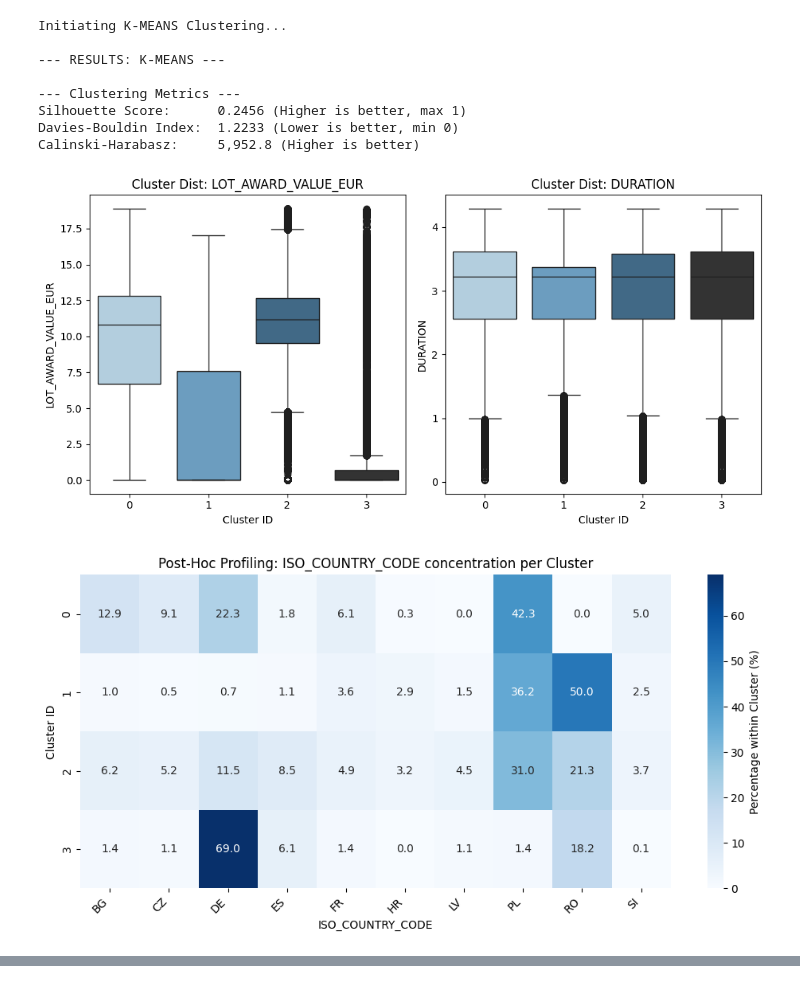
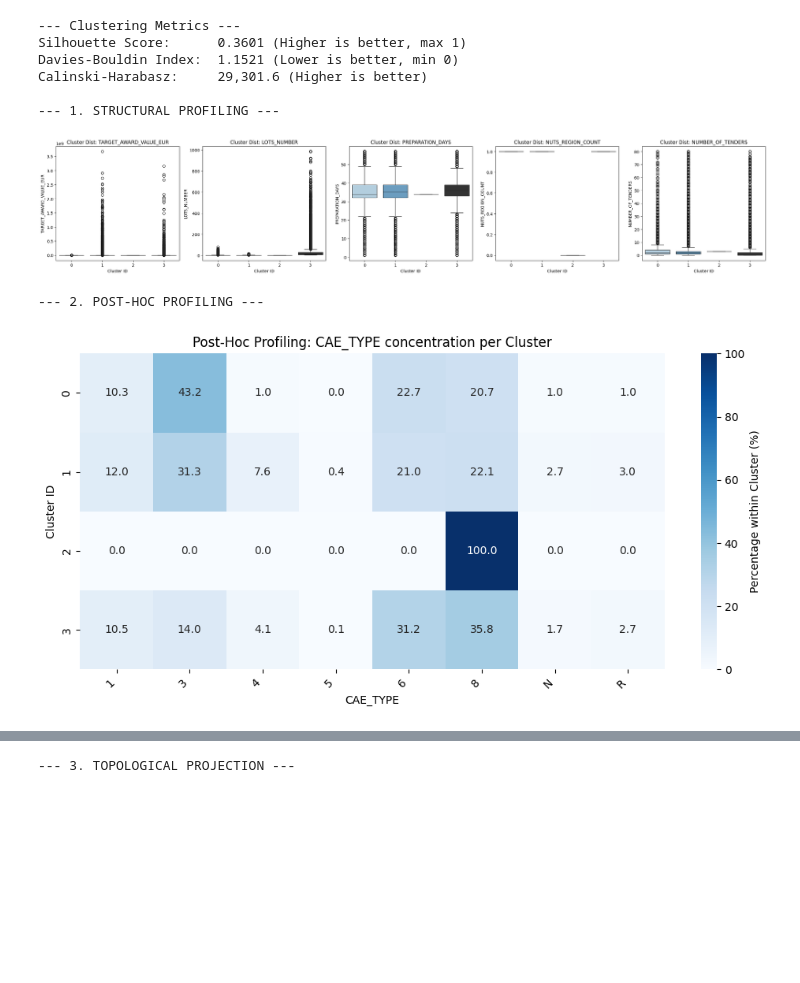
Before and after one commit to msuess23/egov-aids, a Jupyter notebook: 06_clustering.ipynb, the cells around one changed output, grey strips where cells are left out. Cells and saved outputs as stored; diff of their text form; code cells hidden in the pictures; blank space fills up the shorter version.

```diff
--- a/06_clustering.ipynb
+++ b/06_clustering.ipynb
@@ -44,31 +44,39 @@ Searching for optimal k (2 to 6)...
 # %%
 # ------------------------------------------------------------------------------
-# STEP 2: Model 1 - K-Means Clustering
+# STEP 2: K-Means Clustering (Market Segmentation)
 # ------------------------------------------------------------------------------
+
 df_km, labels_km, X_proc_km, _ = train_kmeans(
     df=df_cluster,
     categorical_cols=[],
-    numeric_cols=numeric_cols,
-    n_clusters=best_k,
+    numeric_cols=numeric_cols_for_clustering,
+    n_clusters=4,
     n_init=15
 )
 
-print("\n--- RESULTS: K-MEANS ---")
-evaluate_clustering(X_proc_km, labels_km, sample_size=25000)
+evaluate_clustering(X_proc_km, labels_km, sample_size=100000)
 df_km['CLUSTER'] = labels_km
-plot_cluster_profiles(df_km, 'CLUSTER', ['LOT_AWARD_VALUE_EUR', 'DURATION'])
+
+print("\n--- 1. STRUCTURAL PROFILING ---")
+# Boxplots reveal the underlying feature distributions defining each segment.
+plot_cluster_profiles(df_km, 'CLUSTER', numeric_cols_for_clustering)
+
+print("\n--- 2. POST-HOC PROFILING ---")
+# Heatmaps indicate whether specific segments are dominated by certain regions or sectors.
+plot_categorical_profiling_heatmap(df_km, 'CLUSTER', 'CAE_TYPE', top_n=8)
 plot_categorical_profiling_heatmap(df_km, 'CLUSTER', 'ISO_COUNTRY_CODE', top_n=10)
-plot_categorical_profiling_heatmap(df_km, 'CLUSTER', 'CPV', top_n=10)
-plot_categorical_profiling_heatmap(df_km, 'CLUSTER', 'CAE_TYPE', top_n=5)
+
+print("\n--- 3. TOPOLOGICAL PROJECTION ---")
+# Dimensionality reduction (PCA) is used to plot the multidimensional space in 2D.
+# This visualizes whether the segments form distinct, separated islands or a continuous spectrum.
 plot_cluster_scatter_2d(X_proc_km, labels_km, vis_sample_size=15000, point_alpha=0.4, point_size=10)
 # %% [output]
-Initiating K-MEANS Clustering...
+--- Clustering Metrics ---
+Silhouette Score:      0.3601 (Higher is better, max 1)
+Davies-Bouldin Index:  1.1521 (Lower is better, min 0)
+Calinski-Harabasz:     29,301.6 (Higher is better)
 
---- RESULTS: K-MEANS ---
-
---- Clustering Metrics ---
-Silhouette Score:      0.2456 (Higher is better, max 1)
-Davies-Bouldin Index:  1.2233 (Lower is better, min 0)
-Calinski-Harabasz:     5,952.8 (Higher is better)
+--- 1. STRUCTURAL PROFILING ---
-[figure, old version]
+[figure, new version]
+--- 2. POST-HOC PROFILING ---
-[figure, old version]
+[figure, new version]
@@ -75,0 +84 @@ Calinski-Harabasz:     5,952.8 (Higher is better)
+--- 3. TOPOLOGICAL PROJECTION ---
```
Also changed, not shown: parts of 5 cells of this notebook, 23 other files.
